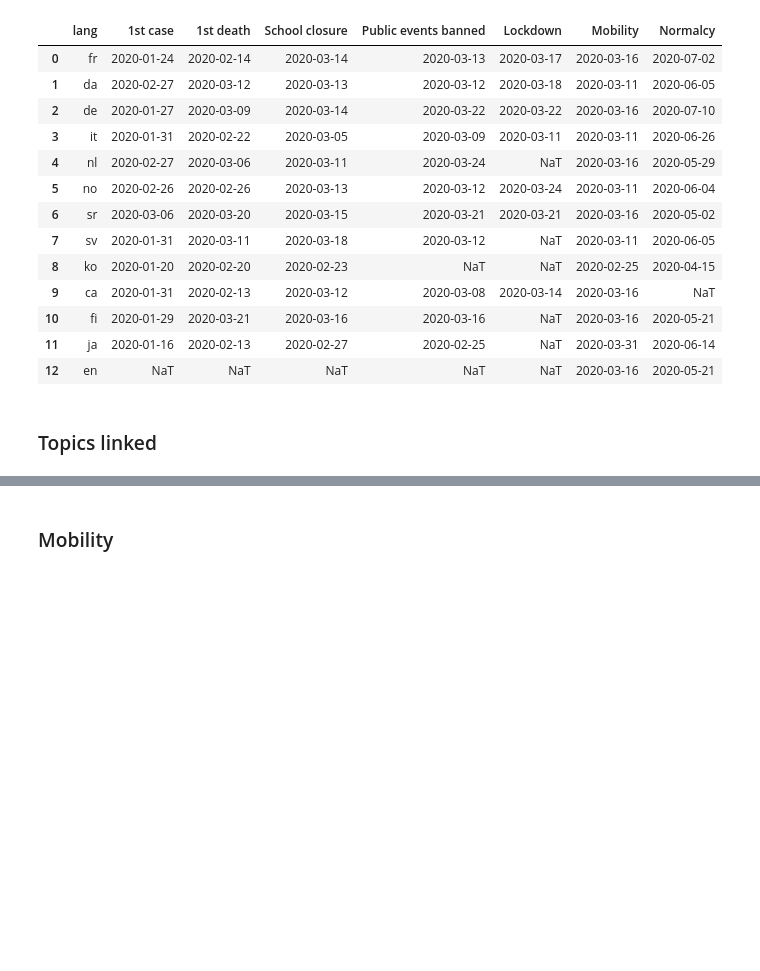
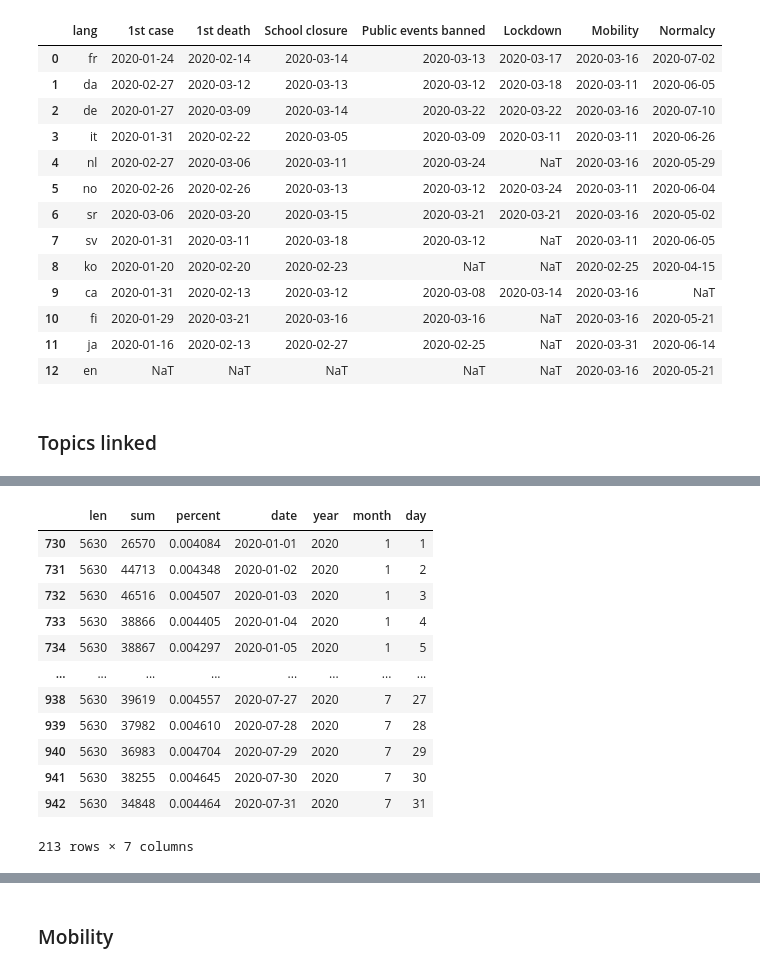
Before and after one commit to epfl-ada/ada-2023-project-bobeast, a Jupyter notebook: Milestone_P2.ipynb, the cells around one changed output, grey strips where cells are left out. Drawn from its saved outputs; the diff is of its cells as text; code cells hidden in the pictures; blank space fills up the shorter version.

```diff
--- a/Milestone_P2.ipynb
+++ b/Milestone_P2.ipynb
@@ -90,0 +113,18 @@ plt.show()
+# %%
+res= process_agg_time_series(agg_ts['it']['topics']['Culture.Food and drink'])
+res=res[res['year']==2020]
+res
+# %% [output]
+|  | len | sum | percent | date | year | month | day |
+| 730 | 5630 | 26570 | 0.004084 | 2020-01-01 | 2020 | 1 | 1 |
+| 731 | 5630 | 44713 | 0.004348 | 2020-01-02 | 2020 | 1 | 2 |
+| 732 | 5630 | 46516 | 0.004507 | 2020-01-03 | 2020 | 1 | 3 |
+| 733 | 5630 | 38866 | 0.004405 | 2020-01-04 | 2020 | 1 | 4 |
+| 734 | 5630 | 38867 | 0.004297 | 2020-01-05 | 2020 | 1 | 5 |
+| ... | ... | ... | ... | ... | ... | ... | ... |
+| 938 | 5630 | 39619 | 0.004557 | 2020-07-27 | 2020 | 7 | 27 |
+| 939 | 5630 | 37982 | 0.004610 | 2020-07-28 | 2020 | 7 | 28 |
+| 940 | 5630 | 36983 | 0.004704 | 2020-07-29 | 2020 | 7 | 29 |
+| 941 | 5630 | 38255 | 0.004645 | 2020-07-30 | 2020 | 7 | 30 |
+| 942 | 5630 | 34848 | 0.004464 | 2020-07-31 | 2020 | 7 | 31 |
+213 rows × 7 columns
```
Also changed, not shown: parts of 9 cells of this notebook, 1 other file.
